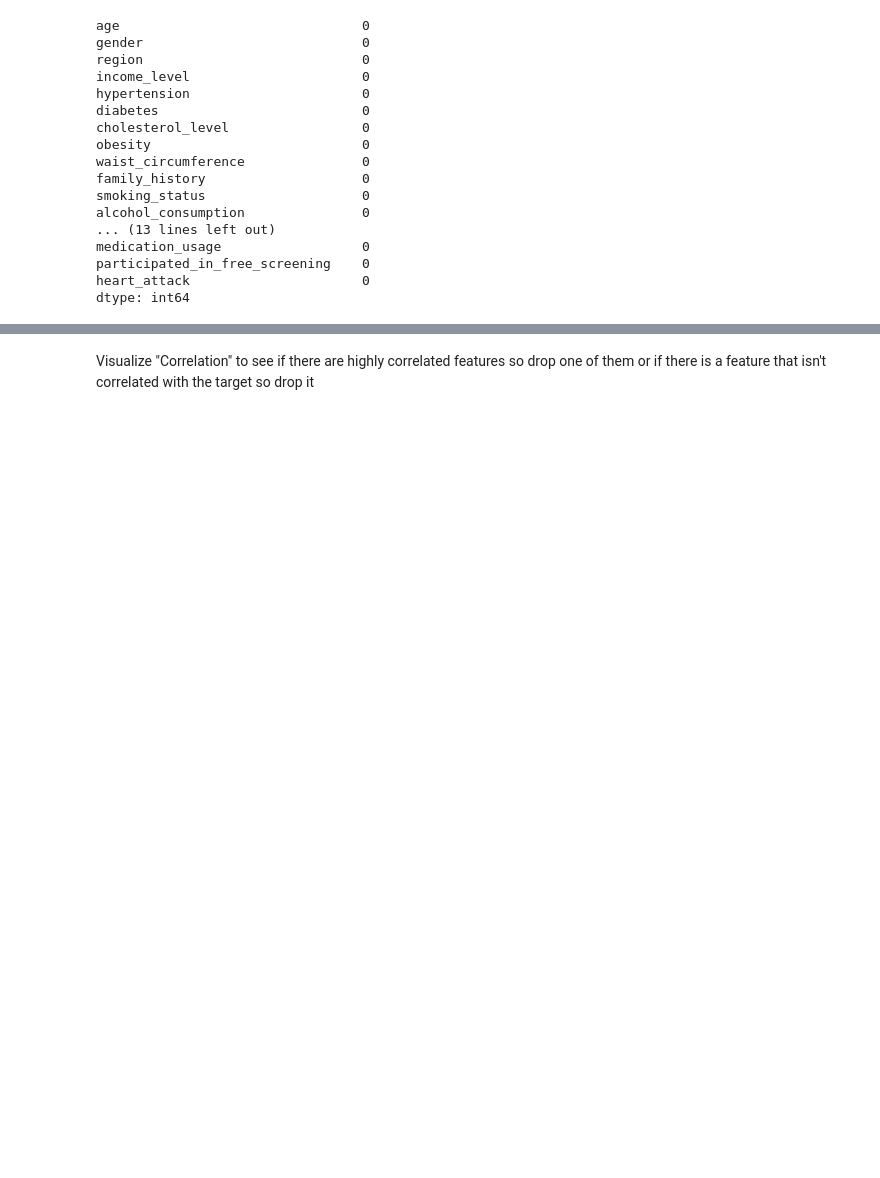
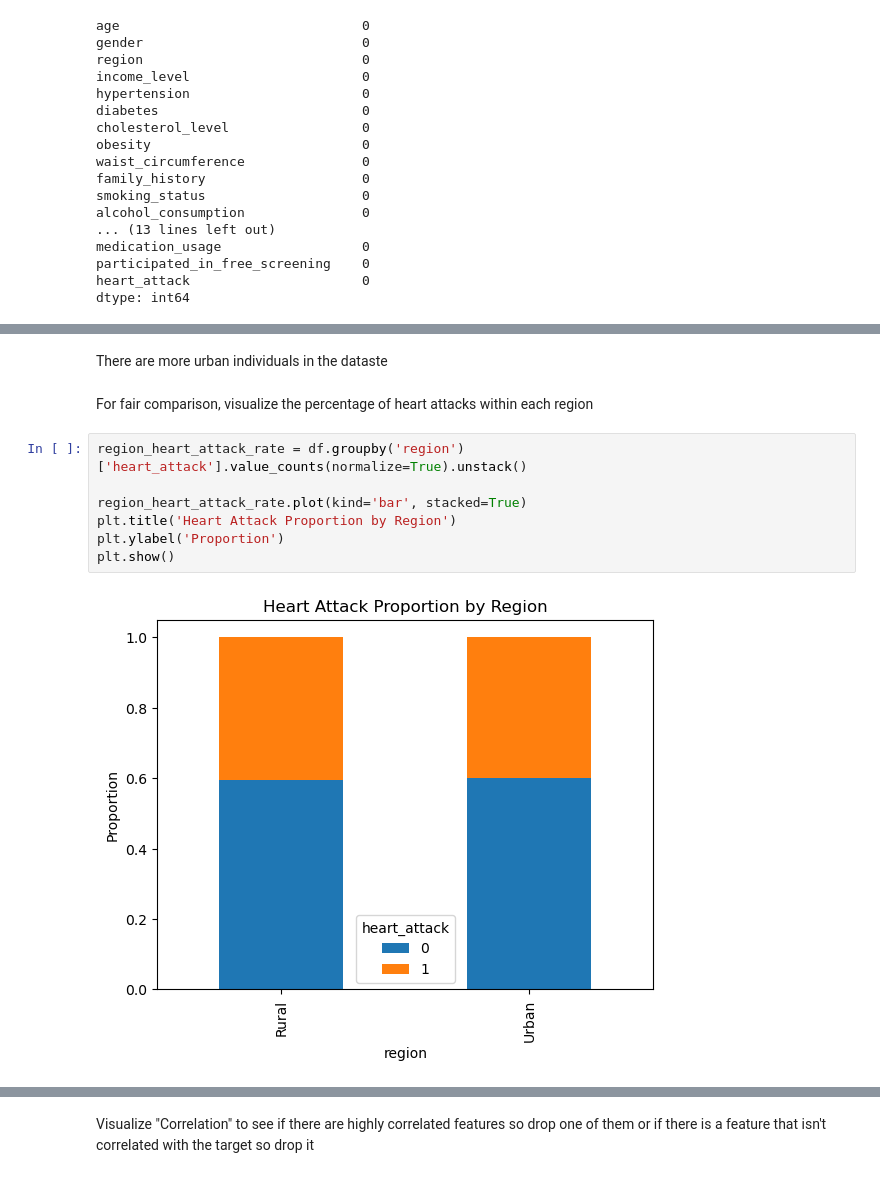
Before and after one commit to toqa8/Data_Analysis_and_Processing, a Jupyter notebook: heart_attack_prediction/data_processing.ipynb, the cells around one changed output, grey strips where cells are left out. Drawn from its saved outputs; the diff is of its cells as text; blank space fills up the shorter version.

```diff
--- a/heart_attack_prediction/data_processing.ipynb
+++ b/heart_attack_prediction/data_processing.ipynb
@@ -111,0 +138,13 @@ dtype: int64
+# %% [markdown]
+There are more urban individuals in the dataste
+# %% [markdown]
+For fair comparison, visualize the percentage of heart attacks within each region
+# %%
+region_heart_attack_rate = df.groupby('region')['heart_attack'].value_counts(normalize=True).unstack()
+
+region_heart_attack_rate.plot(kind='bar', stacked=True)
+plt.title('Heart Attack Proportion by Region')
+plt.ylabel('Proportion')
+plt.show()
+# %% [output]
+[figure, added]
```
Also changed, not shown: parts of 51 cells of this notebook.
